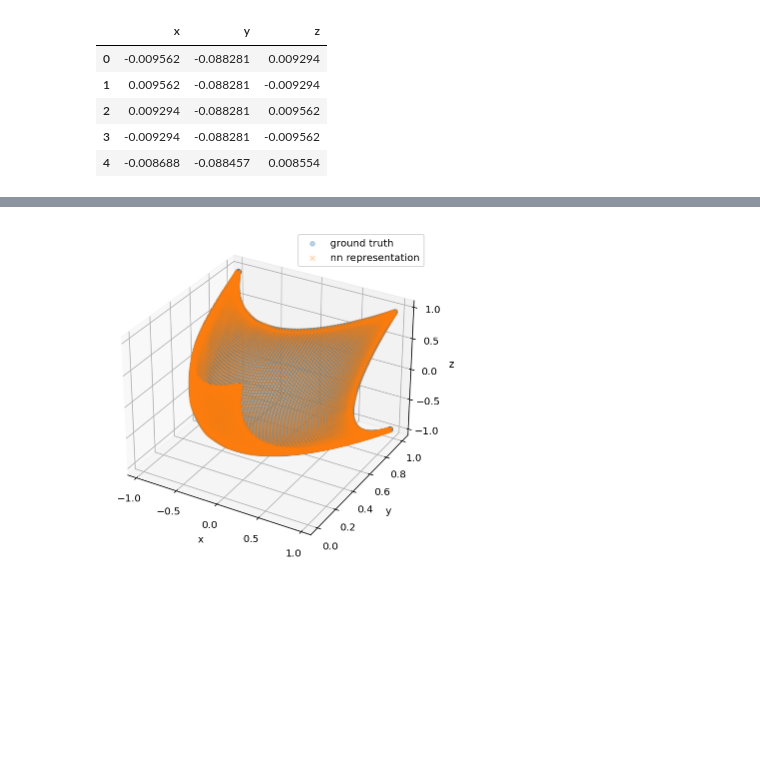
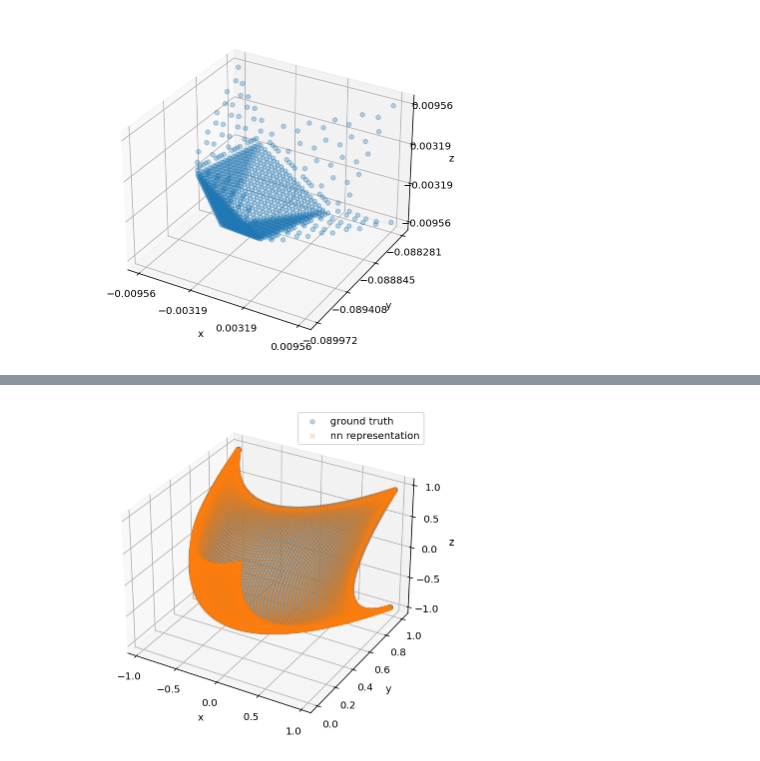
Before and after one commit to akapet00/EMF-exposure-analysis, a Jupyter notebook: notebooks/nn_sphere.ipynb, the cells around one changed output, grey strips where cells are left out. Cells and saved outputs as stored; diff of their text form; code cells hidden in the pictures; blank space fills up the shorter version.

```diff
--- a/notebooks/nn_sphere.ipynb
+++ b/notebooks/nn_sphere.ipynb
@@ -42,16 +51,0 @@ target_area_origin = (-target_area[0]/2, -target_area[1]/2)
-# %%
-data_target = data[
-    (data['y'] < 0) &
-    (data['x'] > target_area_origin[0]) &
-    (data['x'] < target_area_origin[0] * -1) &
-    (data['z'] > target_area_origin[1]) &
-    (data['z'] < target_area_origin[1] * -1)]
-data_target.reset_index(drop=True, inplace=True)
-data_target.head()
-# %% [output]
-|  | x | y | z |
-| 0 | -0.009562 | -0.088281 | 0.009294 |
-| 1 | 0.009562 | -0.088281 | -0.009294 |
-| 2 | 0.009294 | -0.088281 | 0.009562 |
-| 3 | -0.009294 | -0.088281 | -0.009562 |
-| 4 | -0.008688 | -0.088457 | 0.008554 |
@@ -57,0 +57,12 @@ data_target.head()
+# %%
+# visualize the observed irradiated skin surface
+
+fig = plt.figure(figsize=(6, 6))
+ax = plt.axes(projection ='3d')
+ax.scatter(X[:, 0], y, X[:, 1], alpha=0.3)
+ax.set(xlabel='x', ylabel='y', zlabel='z',
+       xticks=jnp.mgrid[X[:, 0].min():X[:, 0].max():4j],
+       yticks=jnp.mgrid[y.min():y.max():4j],
+       zticks=jnp.mgrid[X[:, 1].min():X[:, 1].max():4j]);
+# %% [output]
+[figure, added]
```
Also changed, not shown: parts of 28 cells of this notebook, 1 other file.
